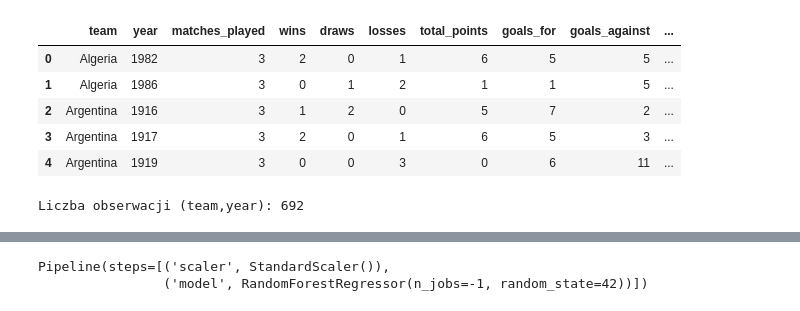
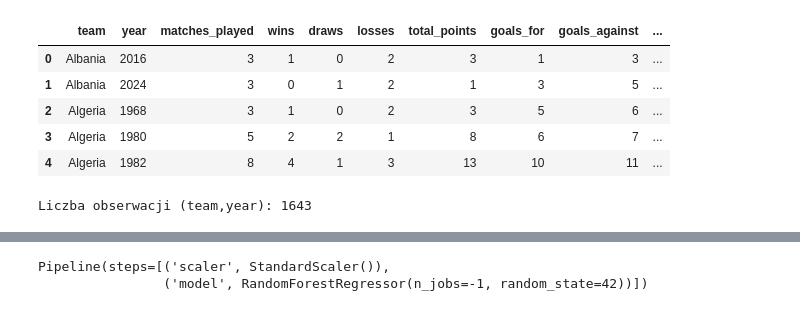
Before and after one commit to misiek447/merito-2025, a Jupyter notebook: backup.ipynb, the cells around one changed output, grey strips where cells are left out. Saved outputs shown, nothing was run; the diff lists cells and outputs as text; code cells hidden in the pictures.

```diff
--- a/backup.ipynb
+++ b/backup.ipynb
@@ -15,6 +34,8 @@ plt.rcParams['figure.figsize'] = (10, 6)
 # %%
 # 2.1. Wczytanie pliku CSV do DataFrame
-df = pd.read_csv('/content/results_cleaned.csv')   # lub ścieżka, pod którą wrzuciłeś plik
+df = pd.read_csv('/content/results.csv')   # lub ścieżka, pod którą wrzuciłeś plik
+
+df['isNeutral'] = df['neutral'].astype(int)
 
 # 2.2. Rzut oka na strukturę danych
 print(df.shape)        # ile wierszy i kolumn?
@@ -61,0 +84,11 @@ memory usage: 1.9+ MB
+# %%
+# --- Unifikacja nazw państw/drużyn ---
+# 1.2 Zbudowanie słownika {former: current} (już masz mapping)
+former_to_current = dict(zip(mapping['former'], mapping['current']))
+
+# 2. Zastąp nazwy w głównym DataFrame
+def unify_name(name):
+    return former_to_current.get(name, name)
+
+for col in ['home_team', 'away_team', 'country']:
+    df[col] = df[col].apply(unify_name)
@@ -117,12 +167,16 @@ df['tournament'] = df['tournament'].str.replace(
 final_wc = ["FIFA World Cup"]       # dopisz dokładne nazwy z kroku wyżej, jeśli się różnią
 final_euro = ["UEFA Euro"]
 final_amer  = ["Copa América"]
+final_africa = ["African Cup of Nations"]
+final_asia = ["AFC Asian Cup"]
+# final_concacaf = ["Gold Cup"]
+
 
 # 2.2 Dodaj kolumny
 df['is_friendly'] = (df['tournament'] == "Friendly").astype(int)
-df['is_major'] = df['tournament'].isin(final_wc + final_euro + final_amer).astype(int)
+df['is_major'] = df['tournament'].isin(final_wc + final_euro + final_amer + final_africa + final_asia).astype(int)
 
 # 2.3 Sprawdźmy nowe podziały
 print("Mecze towarzyskie:", df['is_friendly'].sum())
-print("Mecze finałów World Cup + Euro + Copa America:", df['is_major'].sum())
+print("Mecze finałów World Cup + Euro + Copa America + Asian Cup + African Cup:", df['is_major'].sum())
 # %% [output]
@@ -169,39 +225,55 @@ def compute_outcome(row, team_col_prefix):
         'loss': l,
         'goals_for': goals_for,
         'goals_against': goals_against
     })
 
 # 4.2. Rozbijamy każdy mecz na dwa wiersze: jedna dla drużyny gospodarzy, druga dla gości
 home_stats = majors.apply(lambda r: compute_outcome(r, 'home'), axis=1)
 away_stats = majors.apply(lambda r: compute_outcome(r, 'away'), axis=1)
 
 team_matches = pd.concat([home_stats, away_stats], ignore_index=True)
 
 # 4.3. Agregacja po (team, year)
 agg = team_matches.groupby(['team','year']).agg(
     matches_played = ('points', 'size'),
     wins           = ('win', 'sum'),
     draws          = ('draw', 'sum'),
     losses         = ('loss', 'sum'),
     total_points   = ('points', 'sum'),
     goals_for      = ('goals_for', 'sum'),
     goals_against  = ('goals_against', 'sum'),
 ).reset_index()
 
 agg['avg_points'] = agg['total_points'] / agg['matches_played']
 agg['goal_diff']  = agg['goals_for'] - agg['goals_against']
 
+# --- 5. Definicja nowego, ważonego targetu ---
+# 5.1. binarny wskaźnik wyjścia z grupy
+agg['advance'] = (agg['matches_played'] > 3).astype(int)
+# 5.2. głębokość pucharowa (liczba meczów ponad 3)
+agg['depth']   = (agg['matches_played'] - 3).clip(lower=0)
+# 5.3. wagi dla elementów
+w1, w2, w3 = 2.0, 1.0, 0.5
+# 5.4. połączenie w jedną kolumnę
+agg['weighted_score'] = (
+    w1 * agg['advance'] +
+    w2 * agg['depth'] +
+    w3 * agg['avg_points']
+)
+# (nie usuwamy wcześniejszych kolumn – mogą nam się jeszcze przydać)
+
+
 # 4.4. Rzut oka na wynik
 display(agg.head())
 print("Liczba obserwacji (team,year):", agg.shape[0])
 # %% [output]
 |  | team | year | matches_played | wins | draws | losses | total_points | goals_for | goals_against | ... |
-| 0 | Algeria | 1982 | 3 | 2 | 0 | 1 | 6 | 5 | 5 | ... |
-| 1 | Algeria | 1986 | 3 | 0 | 1 | 2 | 1 | 1 | 5 | ... |
-| 2 | Argentina | 1916 | 3 | 1 | 2 | 0 | 5 | 7 | 2 | ... |
-| 3 | Argentina | 1917 | 3 | 2 | 0 | 1 | 6 | 5 | 3 | ... |
-| 4 | Argentina | 1919 | 3 | 0 | 0 | 3 | 0 | 6 | 11 | ... |
+| 0 | Albania | 2016 | 3 | 1 | 0 | 2 | 3 | 1 | 3 | ... |
+| 1 | Albania | 2024 | 3 | 0 | 1 | 2 | 1 | 3 | 5 | ... |
+| 2 | Algeria | 1968 | 3 | 1 | 0 | 2 | 3 | 5 | 6 | ... |
+| 3 | Algeria | 1980 | 5 | 2 | 2 | 1 | 8 | 6 | 7 | ... |
+| 4 | Algeria | 1982 | 8 | 4 | 1 | 3 | 13 | 10 | 11 | ... |
-Liczba obserwacji (team,year): 692
+Liczba obserwacji (team,year): 1643
 # %%
 # 5.1. Filtrowanie meczów towarzyskich
 friendlies = df[df['is_friendly'] == 1].copy()
```
Also changed, not shown: parts of 23 cells of this notebook.
